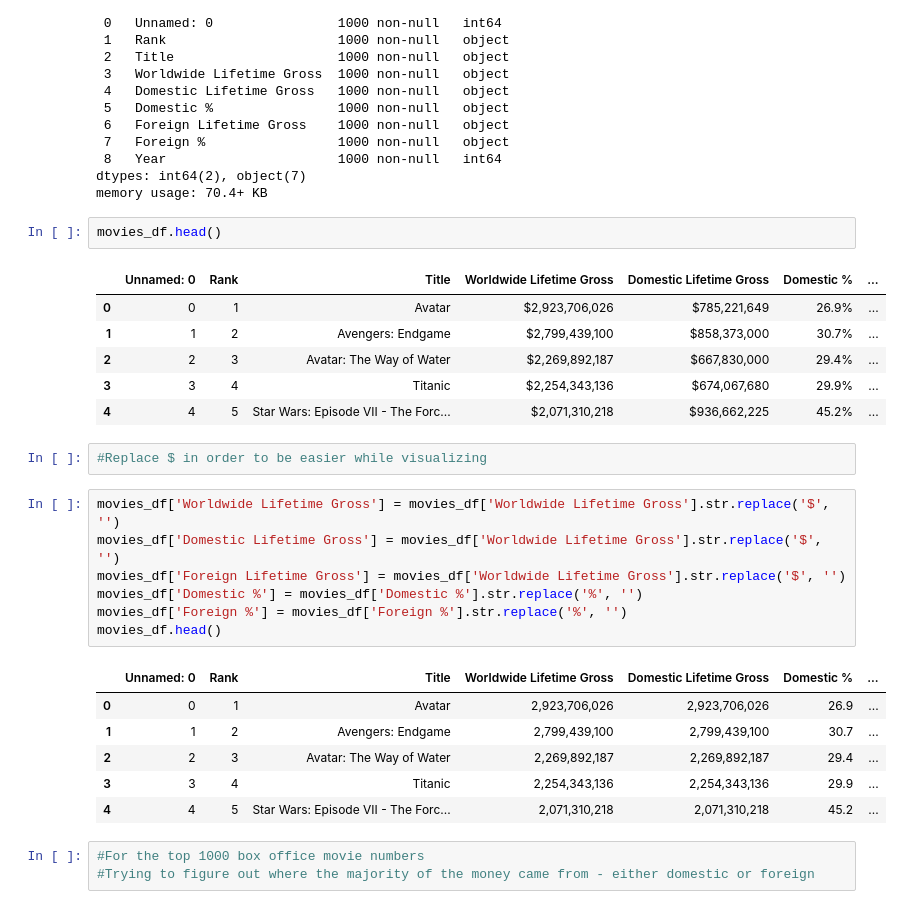
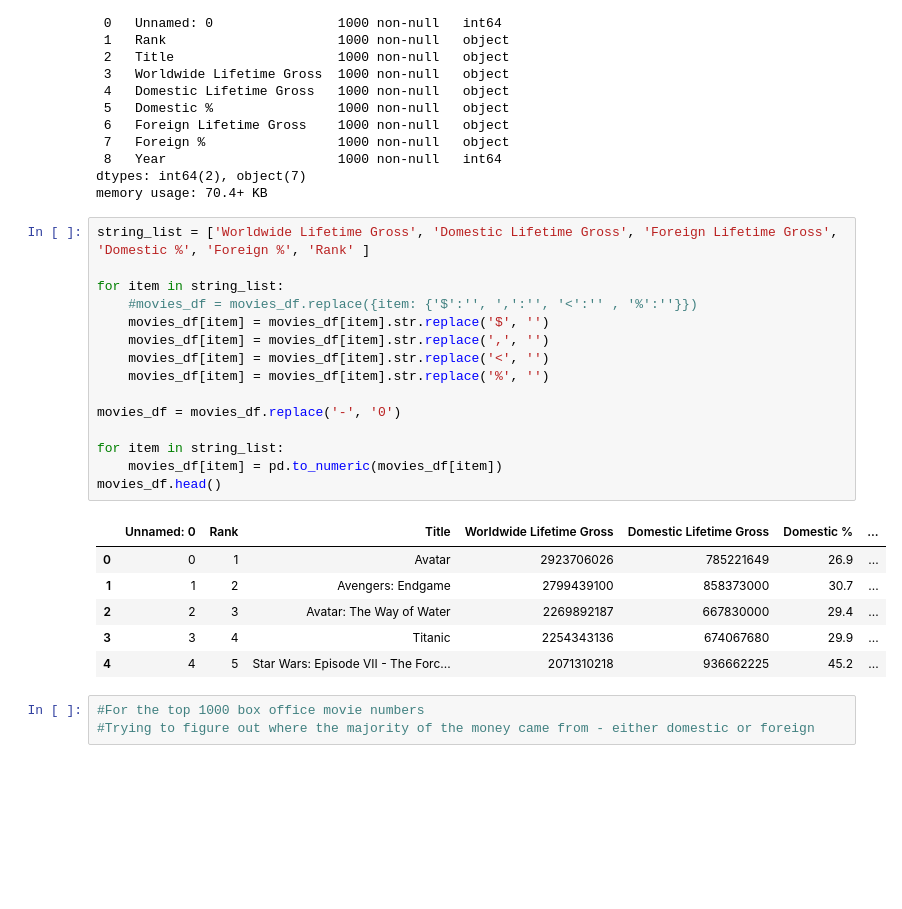
Before and after one commit to HarshaPoda/BoxOfficeData, a Jupyter notebook: boxOffice_Info.ipynb, the cells around one changed output. Cells and saved outputs as stored; diff of their text form; blank space fills up the shorter version.

```diff
--- a/boxOffice_Info.ipynb
+++ b/boxOffice_Info.ipynb
@@ -22,31 +23,28 @@ Data columns (total 9 columns):
  8   Year                      1000 non-null   int64
 dtypes: int64(2), object(7)
 memory usage: 70.4+ KB
-# %%
-movies_df.head()
-# %% [output]
-|  | Unnamed: 0 | Rank | Title | Worldwide Lifetime Gross | Domestic Lifetime Gross | Domestic % | ... |
-| 0 | 0 | 1 | Avatar | $2,923,706,026 | $785,221,649 | 26.9% | ... |
-| 1 | 1 | 2 | Avengers: Endgame | $2,799,439,100 | $858,373,000 | 30.7% | ... |
-| 2 | 2 | 3 | Avatar: The Way of Water | $2,269,892,187 | $667,830,000 | 29.4% | ... |
-| 3 | 3 | 4 | Titanic | $2,254,343,136 | $674,067,680 | 29.9% | ... |
-| 4 | 4 | 5 | Star Wars: Episode VII - The Forc... | $2,071,310,218 | $936,662,225 | 45.2% | ... |
-# %%
-#Replace $ in order to be easier while visualizing
 # %%
-movies_df['Worldwide Lifetime Gross'] = movies_df['Worldwide Lifetime Gross'].str.replace('$', '')
-movies_df['Domestic Lifetime Gross'] = movies_df['Worldwide Lifetime Gross'].str.replace('$', '')
-movies_df['Foreign Lifetime Gross'] = movies_df['Worldwide Lifetime Gross'].str.replace('$', '')
-movies_df['Domestic %'] = movies_df['Domestic %'].str.replace('%', '')
-movies_df['Foreign %'] = movies_df['Foreign %'].str.replace('%', '')
+string_list = ['Worldwide Lifetime Gross', 'Domestic Lifetime Gross', 'Foreign Lifetime Gross', 'Domestic %', 'Foreign %', 'Rank' ]
+
+for item in string_list:
+    #movies_df = movies_df.replace({item: {'$':'', ',':'', '<':'' , '%':''}})
+    movies_df[item] = movies_df[item].str.replace('$', '')
+    movies_df[item] = movies_df[item].str.replace(',', '')
+    movies_df[item] = movies_df[item].str.replace('<', '')
+    movies_df[item] = movies_df[item].str.replace('%', '')
+
+movies_df = movies_df.replace('-', '0')
+
+for item in string_list:
+    movies_df[item] = pd.to_numeric(movies_df[item])
 movies_df.head()
 # %% [output]
 |  | Unnamed: 0 | Rank | Title | Worldwide Lifetime Gross | Domestic Lifetime Gross | Domestic % | ... |
-| 0 | 0 | 1 | Avatar | 2,923,706,026 | 2,923,706,026 | 26.9 | ... |
-| 1 | 1 | 2 | Avengers: Endgame | 2,799,439,100 | 2,799,439,100 | 30.7 | ... |
-| 2 | 2 | 3 | Avatar: The Way of Water | 2,269,892,187 | 2,269,892,187 | 29.4 | ... |
-| 3 | 3 | 4 | Titanic | 2,254,343,136 | 2,254,343,136 | 29.9 | ... |
-| 4 | 4 | 5 | Star Wars: Episode VII - The Forc... | 2,071,310,218 | 2,071,310,218 | 45.2 | ... |
+| 0 | 0 | 1 | Avatar | 2923706026 | 785221649 | 26.9 | ... |
+| 1 | 1 | 2 | Avengers: Endgame | 2799439100 | 858373000 | 30.7 | ... |
+| 2 | 2 | 3 | Avatar: The Way of Water | 2269892187 | 667830000 | 29.4 | ... |
+| 3 | 3 | 4 | Titanic | 2254343136 | 674067680 | 29.9 | ... |
+| 4 | 4 | 5 | Star Wars: Episode VII - The Forc... | 2071310218 | 936662225 | 45.2 | ... |
 # %%
 #For the top 1000 box office movie numbers
 #Trying to figure out where the majority of the money came from - either domestic or foreign
```
Also changed, not shown: parts of 6 cells of this notebook.
